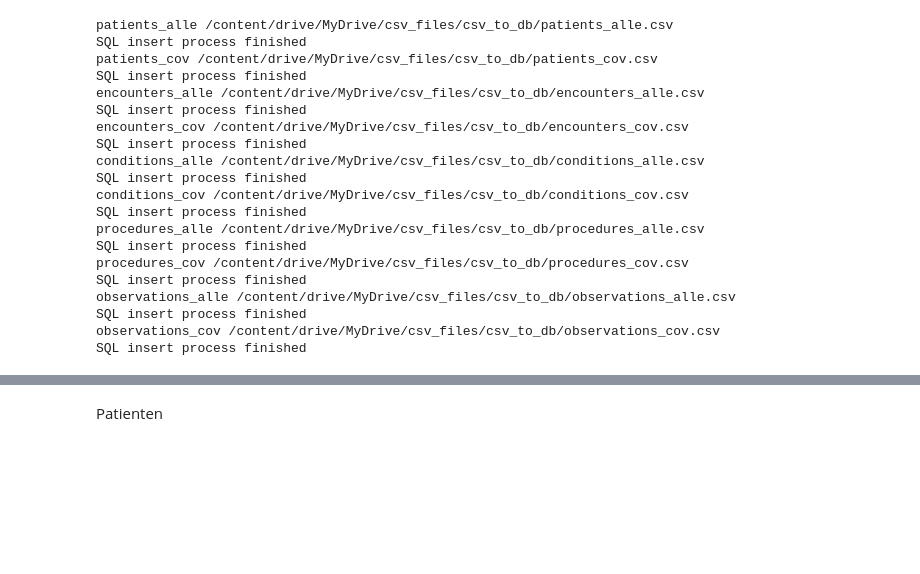
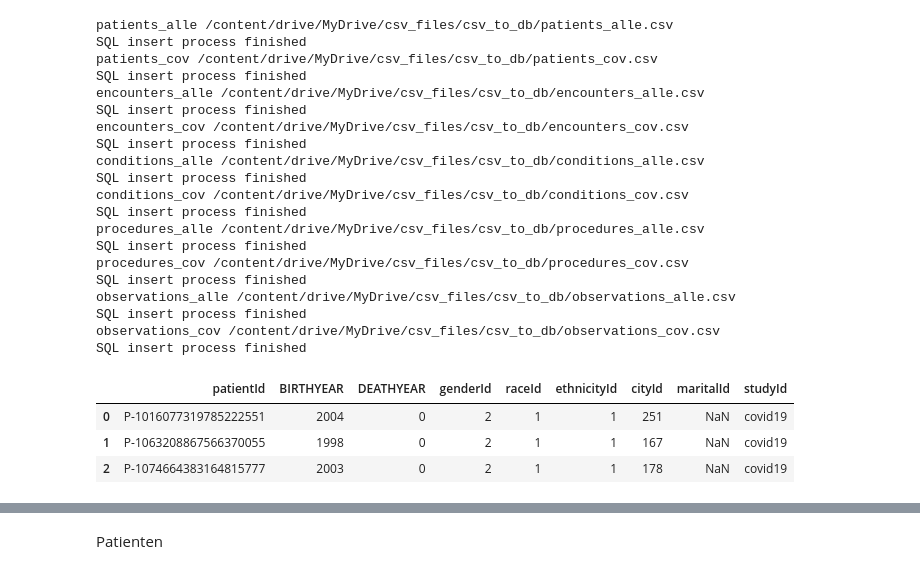
Before and after one commit to Fuenfgeld/TeamDataScDatenmanagementUndArchivierung, a Jupyter notebook: ProjektCovid19Allergy.ipynb, the cells around one changed output, grey strips where cells are left out. Drawn from its saved outputs; the diff is of its cells as text; code cells hidden in the pictures; blank space fills up the shorter version.

```diff
--- a/ProjektCovid19Allergy.ipynb
+++ b/ProjektCovid19Allergy.ipynb
@@ -586,6 +584,14 @@ left join dimCity dc on dc.cityName = pa.city
 left join dimMarital dm on dm.maritalname = pa.marital;
      """)
 conn.commit()
+# %%
+f_patients = pd.read_sql_query("select * from factPatient;", conn) # first 3 Patients
+f_patients.head(3)
+# %% [output]
+|  | patientId | BIRTHYEAR | DEATHYEAR | genderId | raceId | ethnicityId | cityId | maritalId | studyId |
+| 0 | P-1016077319785222551 | 2004 | 0 | 2 | 1 | 1 | 251 | NaN | covid19 |
+| 1 | P-1063208867566370055 | 1998 | 0 | 2 | 1 | 1 | 167 | NaN | covid19 |
+| 2 | P-1074664383164815777 | 2003 | 0 | 2 | 1 | 1 | 178 | NaN | covid19 |
 # %%
 ########################################################################
 # %%
```
Also changed, not shown: parts of 7 cells of this notebook.
